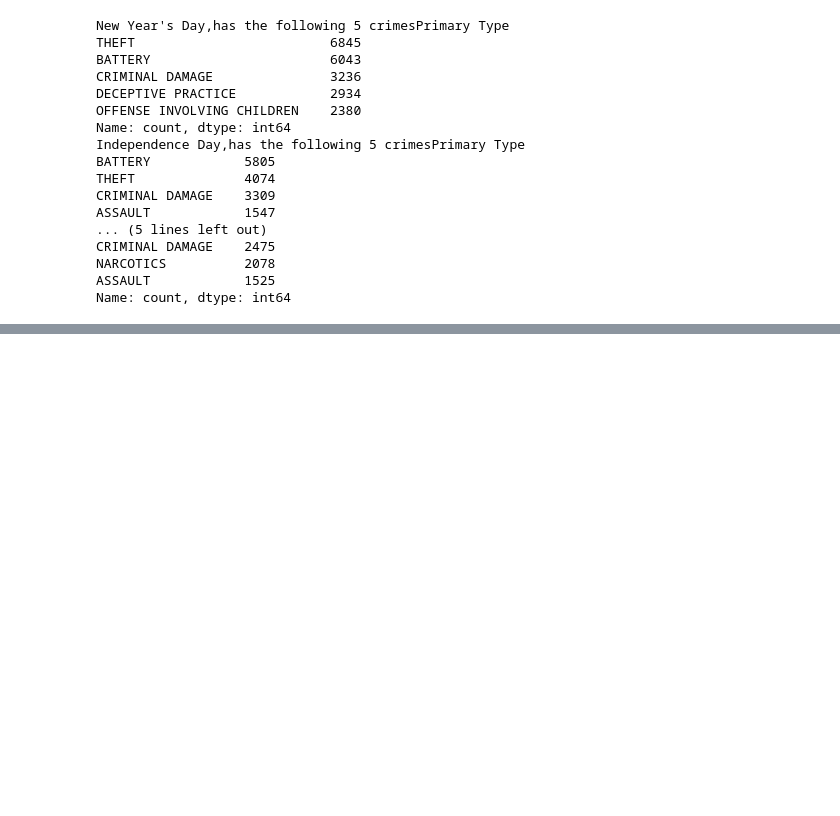
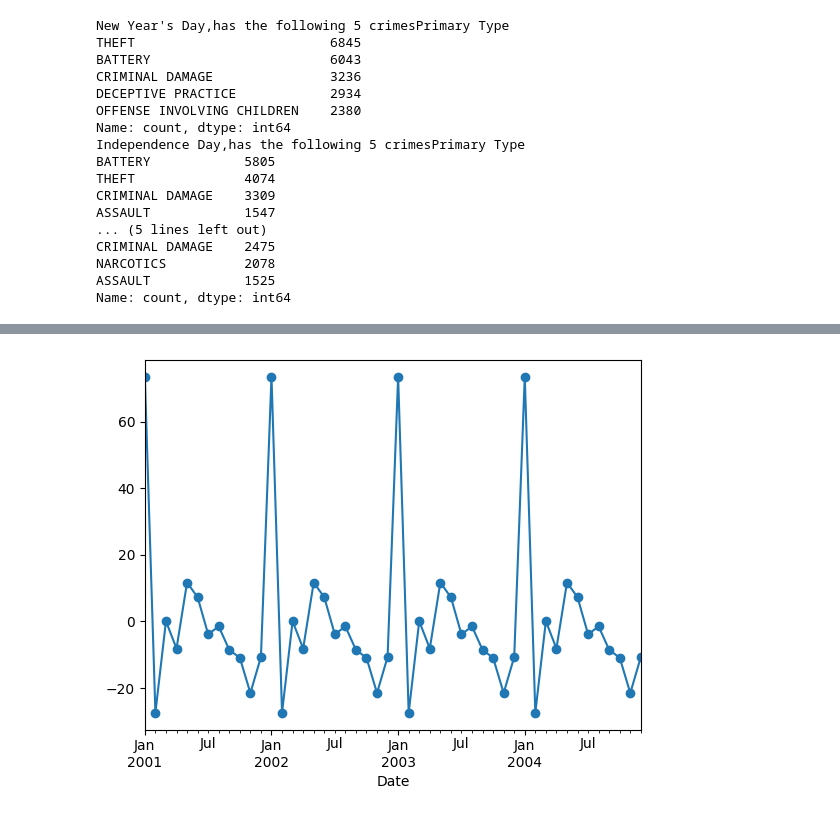
Before and after one commit to Hibashanti/Time-Series-Analysis, a Jupyter notebook: Chicago_Crimes_Core.ipynb, the cells around one changed output, grey strips where cells are left out. Saved outputs shown, nothing was run; the diff lists cells and outputs as text; code cells hidden in the pictures; blank space fills up the shorter version.

```diff
--- a/Chicago_Crimes_Core.ipynb
+++ b/Chicago_Crimes_Core.ipynb
@@ -417,0 +434,4 @@ Name: count, dtype: int64
+# %%
+ax=decompose.seasonal.loc[:"2004"].plot(marker="o")
+# %% [output]
+[figure, added]
```
Also changed, not shown: parts of 8 cells of this notebook.
